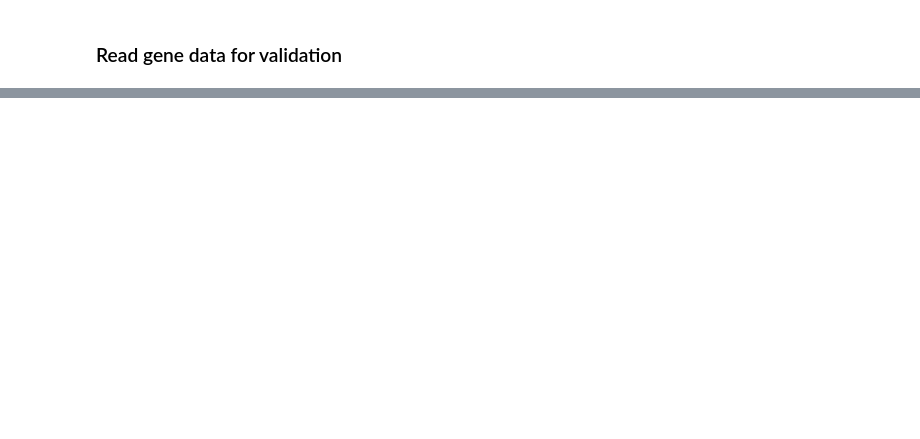
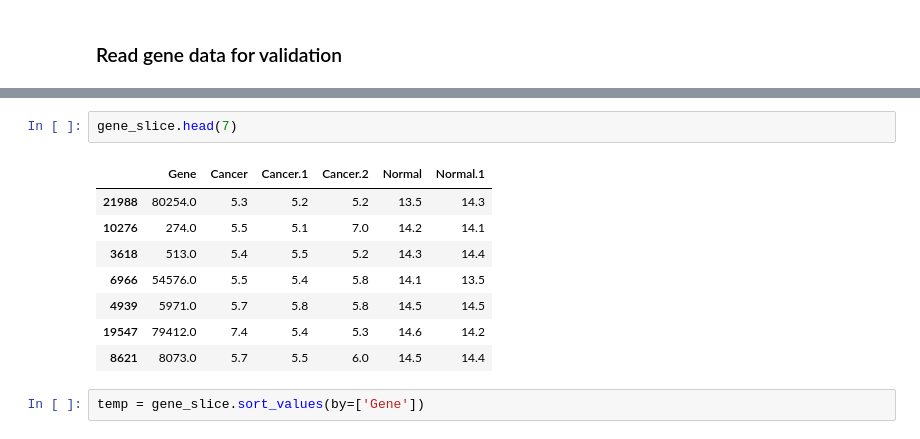
Before and after one commit to mzamayias/uni-work, a Jupyter notebook: lab/assignments/assignment_1/assignment_1.ipynb, the cells around one changed output, grey strips where cells are left out. Cells and saved outputs as stored; diff of their text form; blank space fills up the shorter version.

```diff
--- a/lab/assignments/assignment_1/assignment_1.ipynb
+++ b/lab/assignments/assignment_1/assignment_1.ipynb
@@ -182,0 +216,13 @@ check =  slice_q_value_means_delta_sorted_genes.loc[slice_q_value_means_delta_so
+# %%
+gene_slice.head(7)
+# %% [output]
+|  | Gene | Cancer | Cancer.1 | Cancer.2 | Normal | Normal.1 |
+| 21988 | 80254.0 | 5.3 | 5.2 | 5.2 | 13.5 | 14.3 |
+| 10276 | 274.0 | 5.5 | 5.1 | 7.0 | 14.2 | 14.1 |
+| 3618 | 513.0 | 5.4 | 5.5 | 5.2 | 14.3 | 14.4 |
+| 6966 | 54576.0 | 5.5 | 5.4 | 5.8 | 14.1 | 13.5 |
+| 4939 | 5971.0 | 5.7 | 5.8 | 5.8 | 14.5 | 14.5 |
+| 19547 | 79412.0 | 7.4 | 5.4 | 5.3 | 14.6 | 14.2 |
+| 8621 | 8073.0 | 5.7 | 5.5 | 6.0 | 14.5 | 14.4 |
+# %%
+temp = gene_slice.sort_values(by=['Gene'])
```
Also changed, not shown: parts of 13 cells of this notebook.
